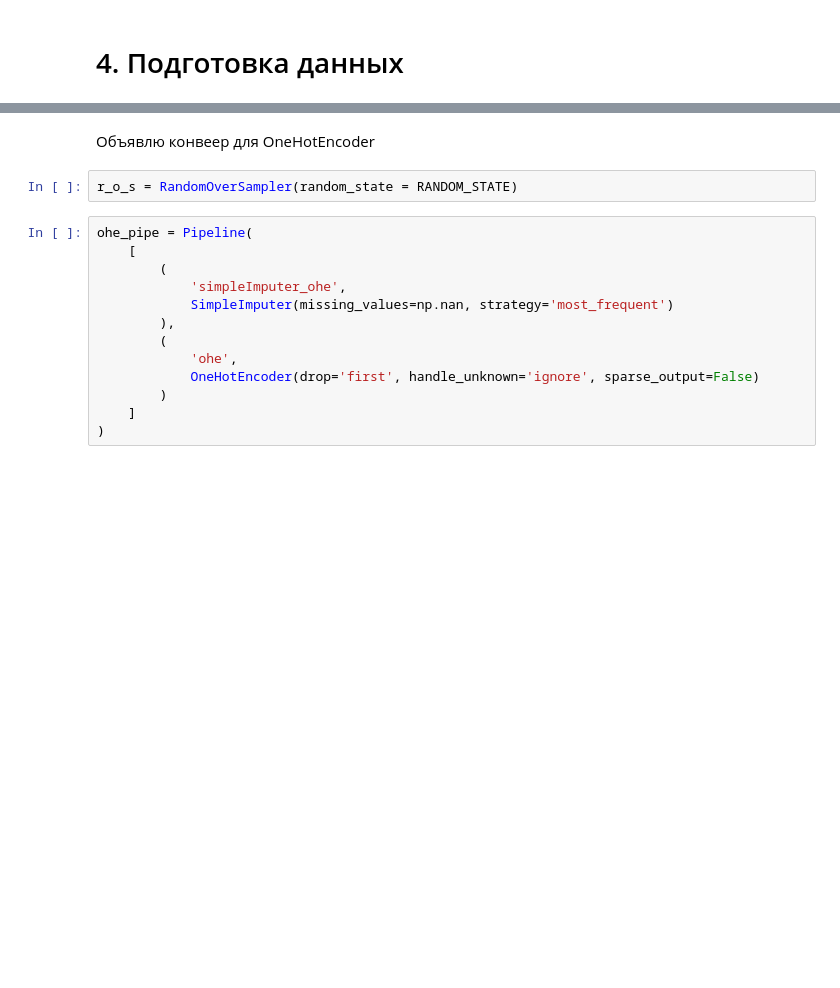
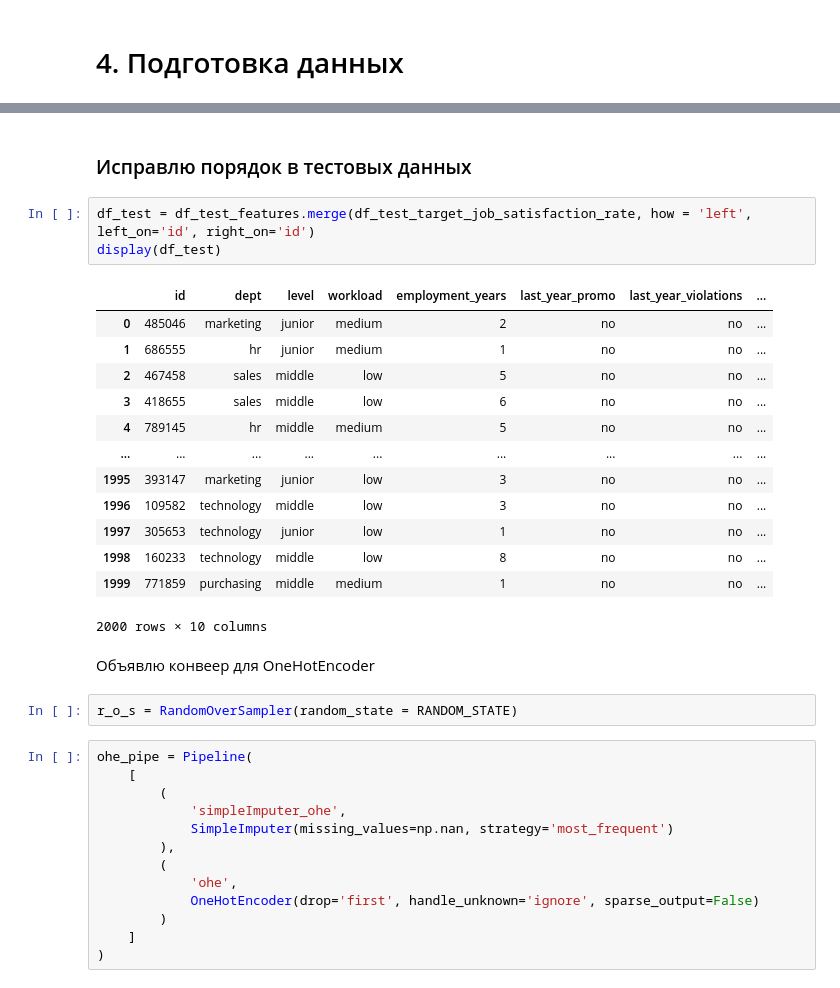
Before and after one commit to kapa6ac/project2, a Jupyter notebook: HR/hr_v1.ipynb, the cells around one changed output, grey strips where cells are left out. Saved outputs shown, nothing was run; the diff lists cells and outputs as text; blank space fills up the shorter version.

```diff
--- a/HR/hr_v1.ipynb
+++ b/HR/hr_v1.ipynb
@@ -475,3 +474,22 @@ X_resample, y_resample = sampler.fit_resample(X, y)
+# %% [markdown]
+### Исправлю порядок в тестовых данных
+# %%
+df_test = df_test_features.merge(df_test_target_job_satisfaction_rate, how = 'left', left_on='id', right_on='id')
+display(df_test)
+# %% [output]
+|  | id | dept | level | workload | employment_years | last_year_promo | last_year_violations | ... |
+| 0 | 485046 | marketing | junior | medium | 2 | no | no | ... |
+| 1 | 686555 | hr | junior | medium | 1 | no | no | ... |
+| 2 | 467458 | sales | middle | low | 5 | no | no | ... |
+| 3 | 418655 | sales | middle | low | 6 | no | no | ... |
+| 4 | 789145 | hr | middle | medium | 5 | no | no | ... |
+| ... | ... | ... | ... | ... | ... | ... | ... | ... |
+| 1995 | 393147 | marketing | junior | low | 3 | no | no | ... |
+| 1996 | 109582 | technology | middle | low | 3 | no | no | ... |
+| 1997 | 305653 | technology | junior | low | 1 | no | no | ... |
+| 1998 | 160233 | technology | middle | low | 8 | no | no | ... |
+| 1999 | 771859 | purchasing | middle | medium | 1 | no | no | ... |
+2000 rows × 10 columns
 # %% [markdown]
 Объявлю конвеер для OneHotEncoder
 # %%
```
Also changed, not shown: parts of 26 cells of this notebook, 1 other file.
